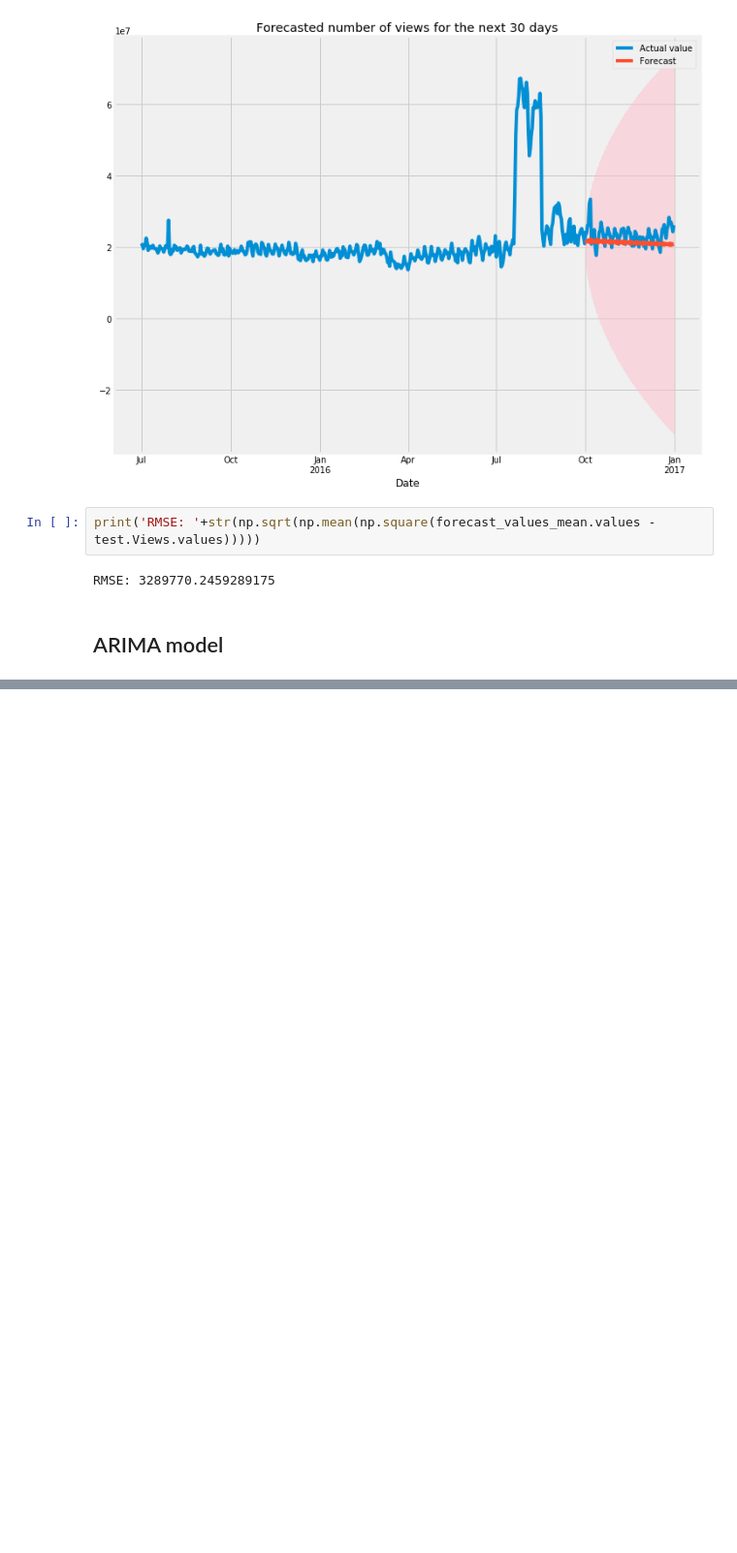
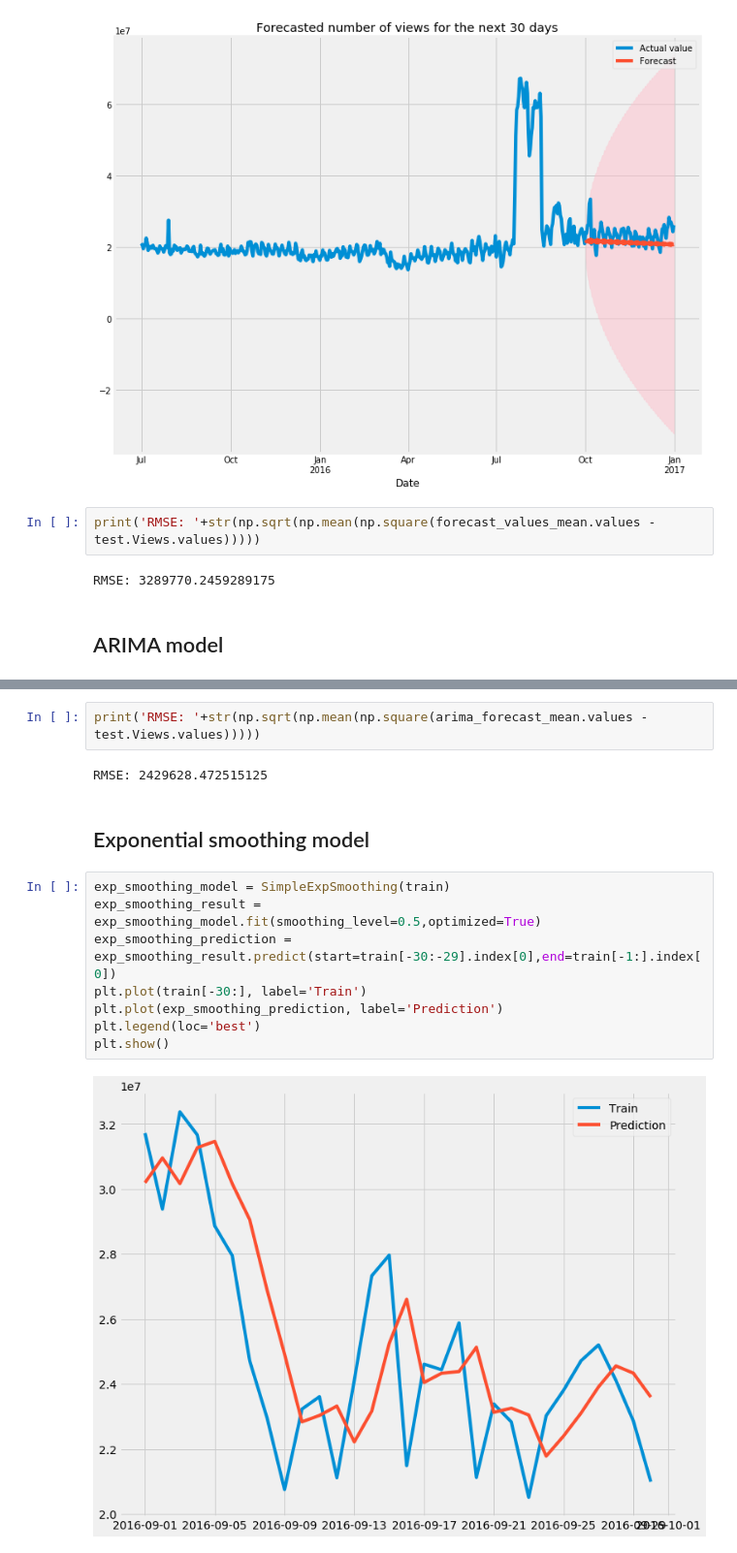
Before and after one commit to Subikshaa/Time-Series-Forecasting-on-Web-Traffic-Dataset, a Jupyter notebook: forecast.ipynb, the cells around one changed output, grey strips where cells are left out. Shown at 97% size. Cells and saved outputs as stored; diff of their text form; blank space fills up the shorter version.

```diff
--- a/forecast.ipynb
+++ b/forecast.ipynb
@@ -424,0 +452,16 @@ plt.show()
+# %%
+print('RMSE: '+str(np.sqrt(np.mean(np.square(arima_forecast_mean.values - test.Views.values)))))
+# %% [output]
+RMSE: 2429628.472515125
+# %% [markdown]
+## Exponential smoothing model
+# %%
+exp_smoothing_model = SimpleExpSmoothing(train)
+exp_smoothing_result = exp_smoothing_model.fit(smoothing_level=0.5,optimized=True)
+exp_smoothing_prediction = exp_smoothing_result.predict(start=train[-30:-29].index[0],end=train[-1:].index[0])
+plt.plot(train[-30:], label='Train')
+plt.plot(exp_smoothing_prediction, label='Prediction')
+plt.legend(loc='best')
+plt.show()
+# %% [output]
+[figure, added]
```
Also changed, not shown: parts of 9 cells of this notebook.
